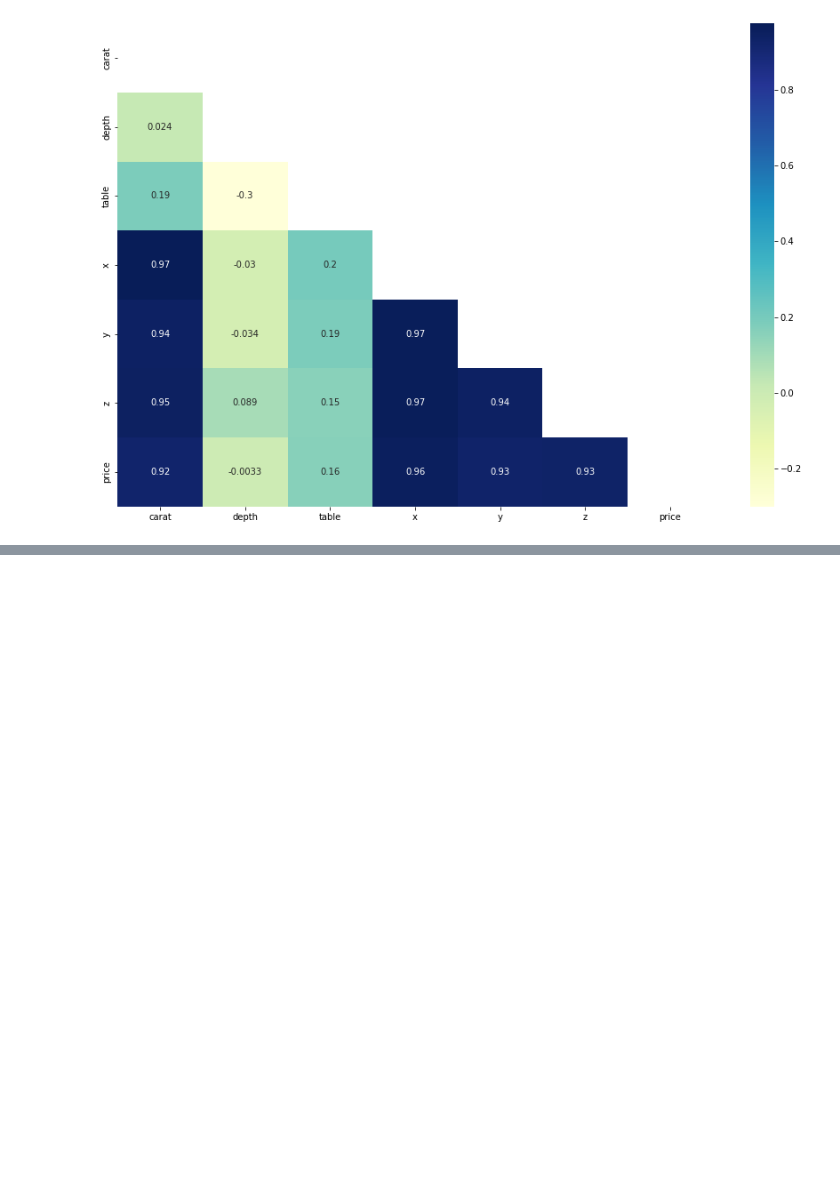
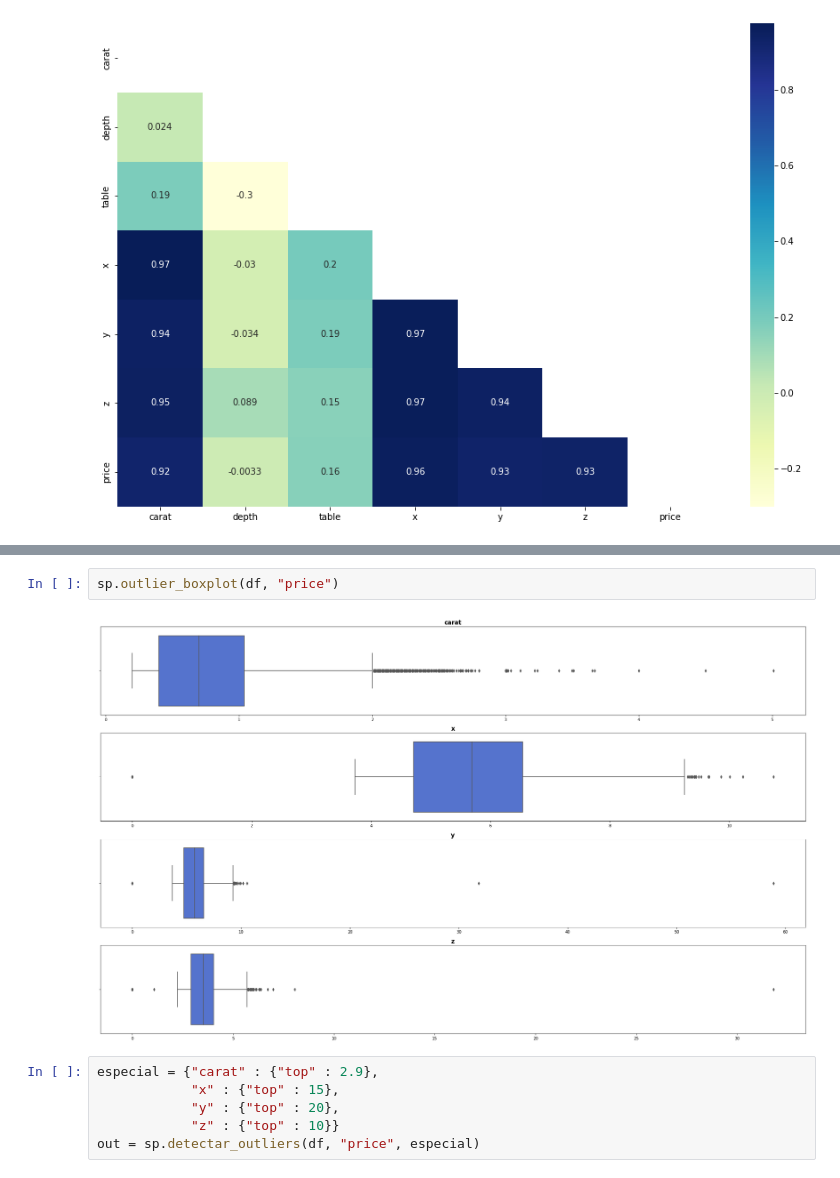
Before and after one commit to XiangLinZ/Kaggle_diamond_competition, a Jupyter notebook: notebook/1_EDA.ipynb, the cells around one changed output, grey strips where cells are left out. Drawn from its saved outputs; the diff is of its cells as text; blank space fills up the shorter version.

```diff
--- a/notebook/1_EDA.ipynb
+++ b/notebook/1_EDA.ipynb
@@ -104,0 +81,10 @@ fig.tight_layout();
+# %%
+sp.outlier_boxplot(df, "price")
+# %% [output]
+[figure, added]
+# %%
+especial = {"carat" : {"top" : 2.9},
+            "x" : {"top" : 15},
+            "y" : {"top" : 20},
+            "z" : {"top" : 10}}
+out = sp.detectar_outliers(df, "price", especial)
```
Also changed, not shown: parts of 7 cells of this notebook, 1 other file.
